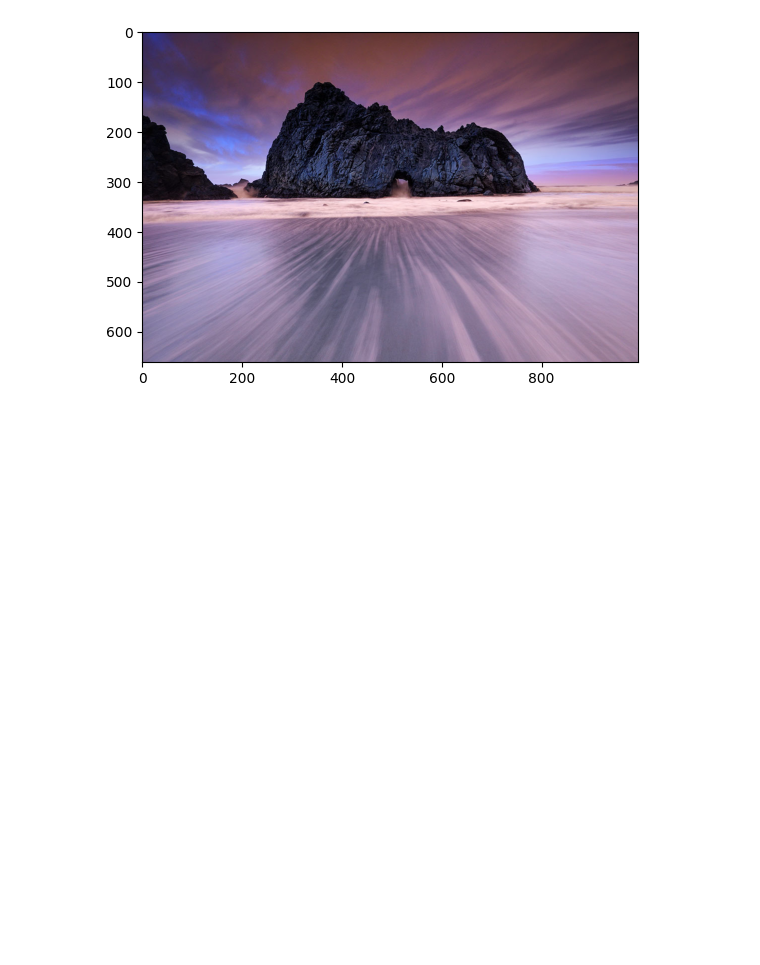
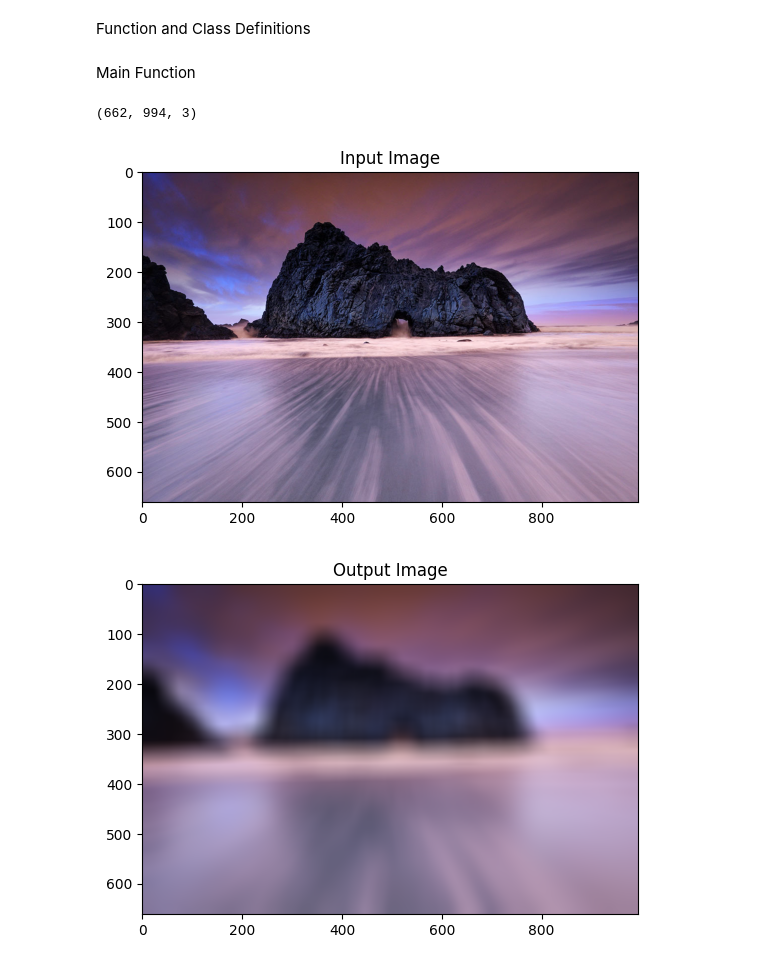
Before and after one commit to TheFJcurve/Blurify, a Jupyter notebook: main.ipynb, the cells around one changed output. Drawn from its saved outputs; the diff is of its cells as text; code cells hidden in the pictures; blank space fills up the shorter version.

Commit message:
Object Orientated Style, Output more Friendly

```diff
--- a/main.ipynb
+++ b/main.ipynb
@@ -3,11 +4,3 @@
 import cv2
 import numpy as np
 import matplotlib.pyplot as plt
-# %%
-# Reading the image from the disk using cv2.imread() function
-# Showing the original image using matplotlib library function plt.imshow()
-img = cv2.imread('sampleinput.png')
-plt.imshow(img)
-plt.show()
-# %% [output]
-[figure, removed]
@@ -20,10 +7,2 @@ box_blur_ker = 1/intensity**2 * np.ones((intensity,intensity))
-# %%
-# Applying Box Blur effect
-# Using the cv2.filter2D() function
-# src is the source of image(here, img)
-# ddepth is destination depth. -1 will mean output image will have same depth as input image
-# kernel is used for specifying the kernel operation (here, box_blur_ker)
-Box_blur = cv2.filter2D(src=img, ddepth=-1, kernel=box_blur_ker)
-
-# Showing the box blur image using matplotlib library function plt.imshow()
-plt.imsave("sampleoutput.png", Box_blur)
+# %% [markdown]
+Function and Class Definitions
@@ -29,0 +37,28 @@ plt.imsave("sampleoutput.png", Box_blur)
+# %%
+def start_action(input_img):
+
+    '''
+    Getting the input image that will be used in the program.
+    Side Effects: Initiates img variable, which is used in the rest of the code
+    '''
+
+    ## We read the original image using cv2.imread() function, and then convert the image
+    ## into numpy layers that would be easier doing convolution with.
+    img = np.asarray(cv2.imread(input_img))
+    print(img.shape)
+
+    ## Showing the numpy array as an image using matplotlib.pyplot
+    plt.imshow(img)
+    plt.title("Input Image")
+    plt.show()
+
+    convolution_action(img)
+# %% [markdown]
+Main Function
+# %%
+if __name__ == "__main__":
+    start_action('sampleinput.png')
+# %% [output]
+(662, 994, 3)
+[figure, added]
+[figure, added]
```
Also changed, not shown: parts of 4 cells of this notebook, 1 other file.
